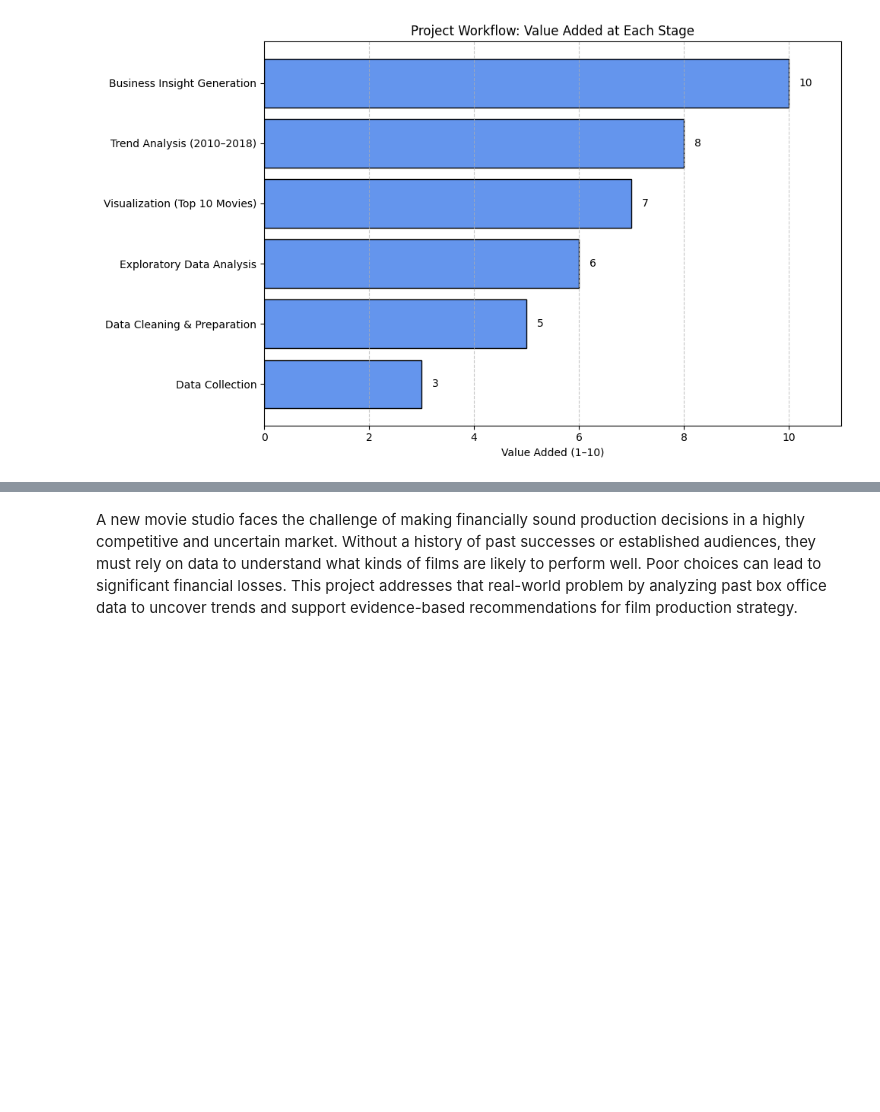
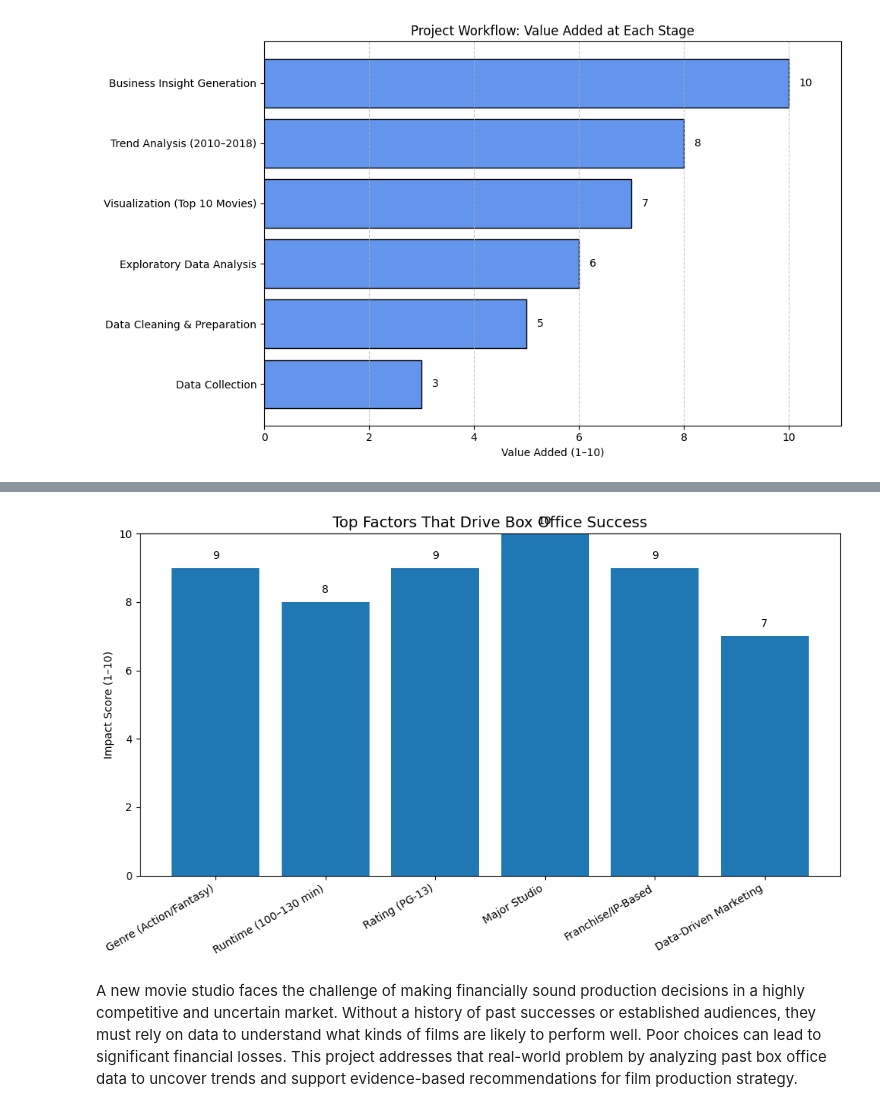
Before and after one commit to AshleySimiyu64/dsc-phase-1-project-updated, a Jupyter notebook: MOVIE_REVENUE_ANALYSIS_PROJECT.ipynb, the cells around one changed output, grey strips where cells are left out. Drawn from its saved outputs; the diff is of its cells as text; code cells hidden in the pictures; blank space fills up the shorter version.

```diff
--- a/MOVIE_REVENUE_ANALYSIS_PROJECT.ipynb
+++ b/MOVIE_REVENUE_ANALYSIS_PROJECT.ipynb
@@ -637,3 +691,39 @@ plt.show()
+# %%
+import matplotlib.pyplot as plt
+
+# Recommendation categories
+factors = [
+    "Genre (Action/Fantasy)",
+    "Runtime (100–130 min)",
+    "Rating (PG-13)",
+    "Major Studio",
+    "Franchise/IP-Based",
+    "Data-Driven Marketing"
+]
+
+# Hypothetical impact scores (1–10 scale)
+impact_scores = [9, 8, 9, 10, 9, 7]
+
+# Plotting
+plt.figure(figsize=(10, 6))
+bars = plt.bar(factors, impact_scores)
+
+# Title and labels
+plt.title("Top Factors That Drive Box Office Success", fontsize=14)
+plt.ylabel("Impact Score (1–10)")
+plt.xticks(rotation=30, ha='right')
+plt.ylim(0, 10)
+
+# Adding labels on top of bars
+for bar in bars:
+    height = bar.get_height()
+    plt.text(bar.get_x() + bar.get_width() / 2, height + 0.2, f'{height}',
+             ha='center', va='bottom')
+
+plt.tight_layout()
+plt.show()
+# %% [output]
+[figure, added]
 # %% [markdown]
 A new movie studio faces the challenge of making financially sound production decisions in a highly competitive and uncertain market. Without a history of past successes or established audiences, they must rely on data to understand what kinds of films are likely to perform well. Poor choices can lead to significant financial losses. This project addresses that real-world problem by analyzing past box office data to uncover trends and support evidence-based recommendations for film production strategy.
 # %% [markdown]
```
Also changed, not shown: parts of 2 cells of this notebook.
